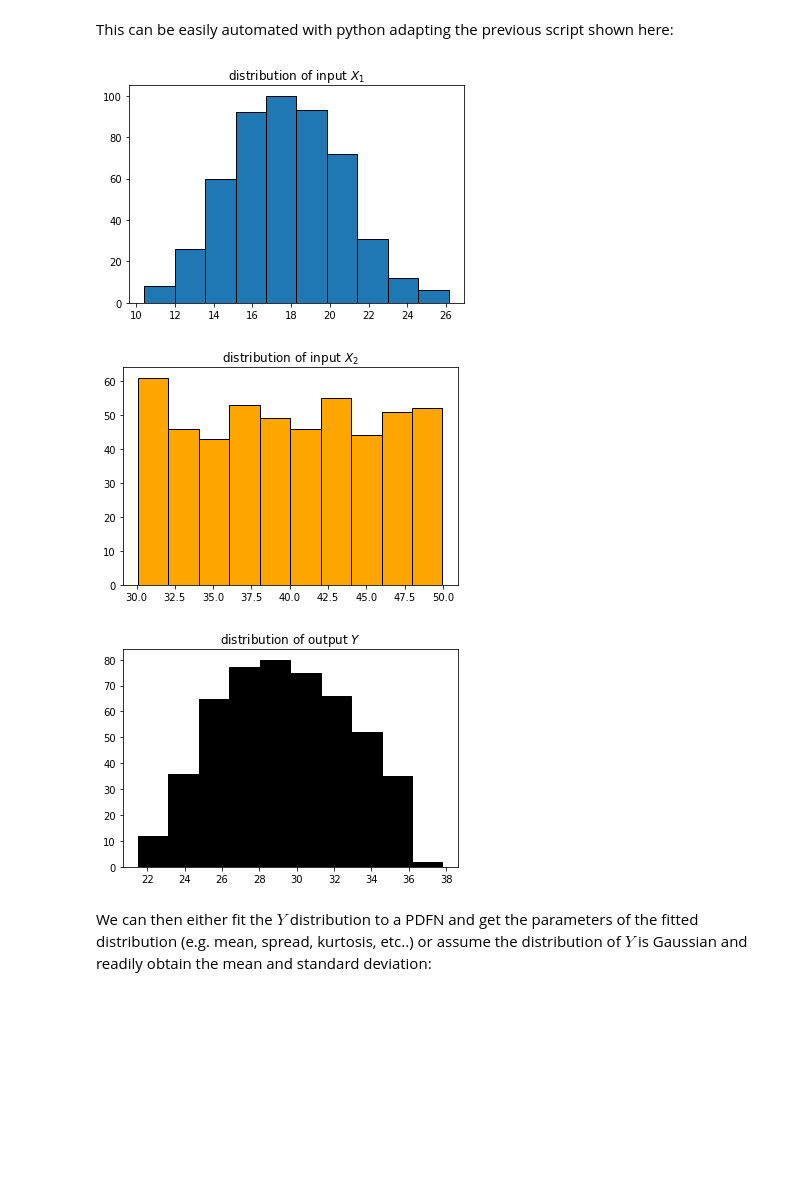
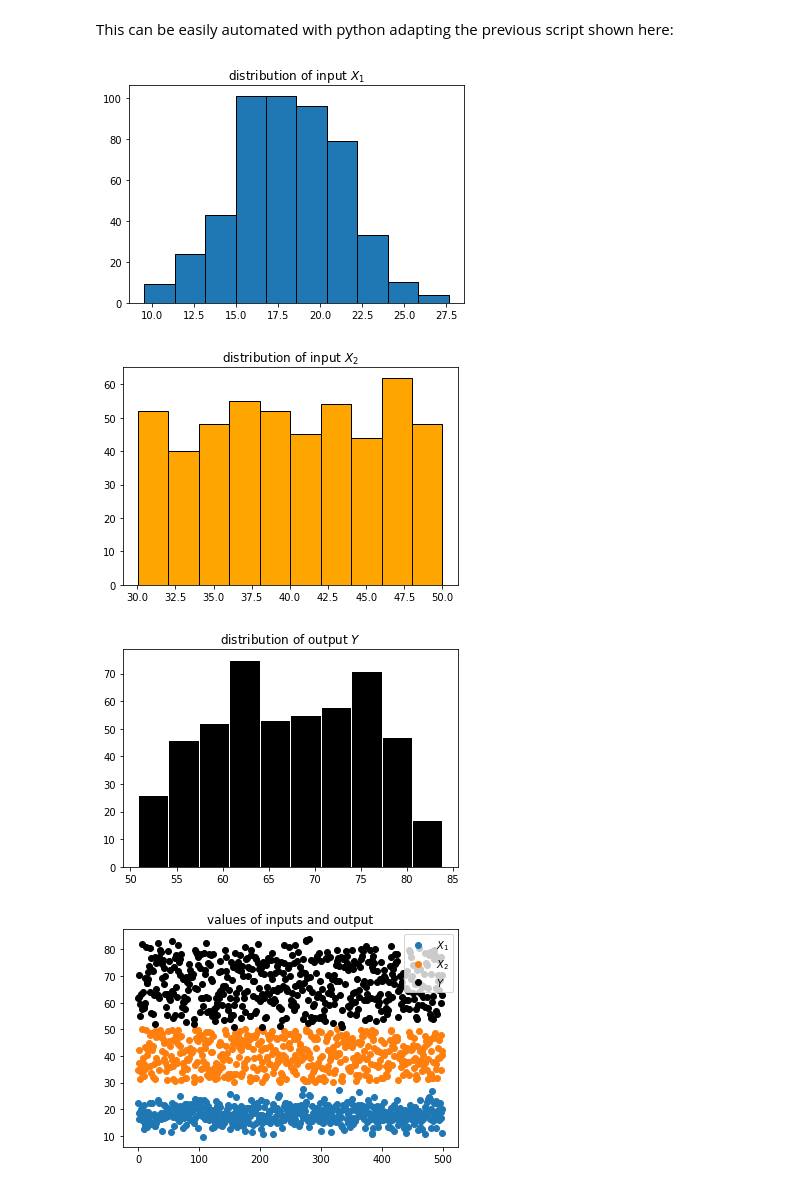
Before and after one commit to andrewrgarcia/monte-carlo, a Jupyter notebook: montecarlo.ipynb, the cells around one changed output. Cells and saved outputs as stored; diff of their text form; code cells hidden in the pictures; blank space fills up the shorter version.

```diff
--- a/montecarlo.ipynb
+++ b/montecarlo.ipynb
@@ -53,28 +52,30 @@ This can be easily automated with python adapting the previous script shown here
 # %%
 import numpy as np
 def distgen(sampleno,dist_type,param1, param2):
     k, x = 0, []
     while k < sampleno: x.append(dist_type(param1,param2)); k+=1
     return np.array(x)
 
 X1 = distgen(500,random.gauss,18, 3)
 X2 = distgen(500,random.uniform,30, 50)
 
-C1, C2 = 0.48,0.52
+C1, C2 = 0.6,1.4
 Y = C1*X1 + C2*X2
 
 plt.title('distribution of input $X_1$')
 plt.hist(X1,edgecolor='k')
 plt.show()
 plt.title('distribution of input $X_2$')
 plt.hist(X2,color='orange',edgecolor='k')
 plt.show()
 plt.title('distribution of output $Y$')
-plt.hist(Y,color='k',edgecolor='k')
+plt.hist(Y,color='k',edgecolor='w')
 plt.show()
+plt.title('values of inputs and output')
+plt.plot(X1,'o',label='$X_1$'),plt.plot(X2,'o',label='$X_2$'),plt.plot(Y,'ko',label='$Y$'),plt.legend()
+plt.show()
 # %% [output]
-[figure, old version]
+[figure, new version]
-[figure, old version]
+[figure, new version]
-[figure, old version]
+[figure, new version]
+[figure, added]
-# %% [markdown]
-We can then either fit the $Y$ distribution to a PDFN and get the parameters of the fitted distribution (e.g. mean, spread, kurtosis, etc..) or assume the distribution of $Y$ is Gaussian and readily obtain the mean and standard deviation:
```
Also changed, not shown: parts of 9 cells of this notebook, 1 other file.
